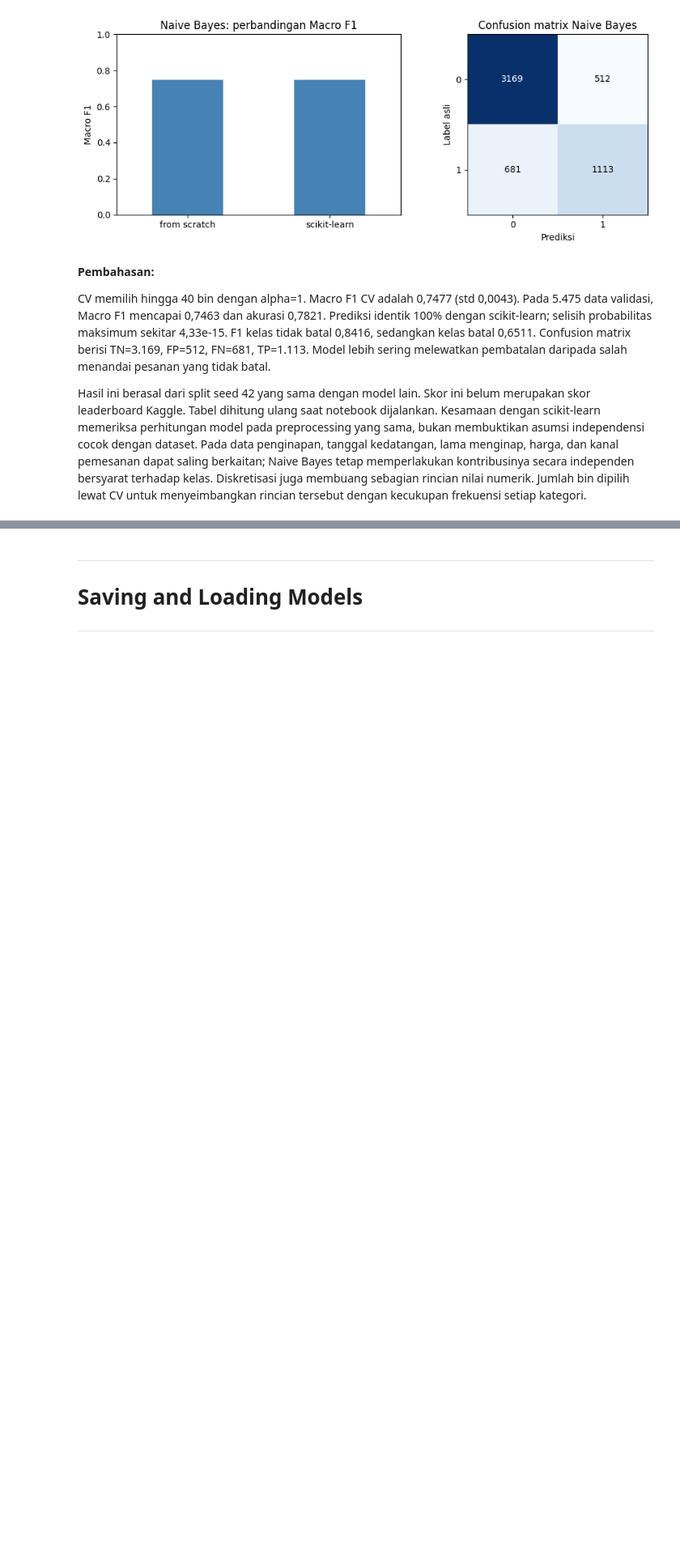
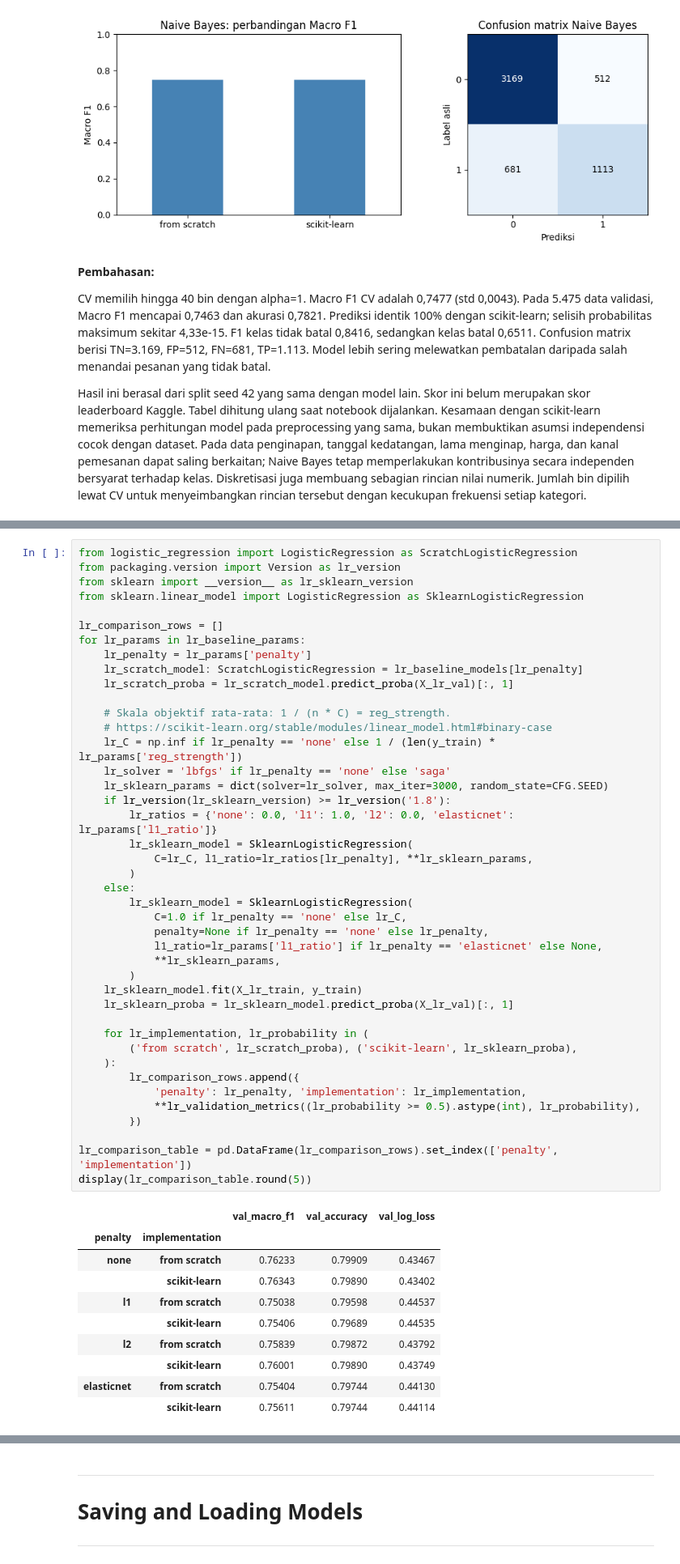
Before and after one commit to zizadhrmaa/IF3170_G25_IMKSIAI, a Jupyter notebook: src/Notebook_Tugas_Besar_2_IF3170_Inteligensi_Artifisial_2026_2027.ipynb, the cells around one changed output, grey strips where cells are left out. Shown at 81% size. Drawn from its saved outputs; the diff is of its cells as text; blank space fills up the shorter version.

```diff
--- a/src/Notebook_Tugas_Besar_2_IF3170_Inteligensi_Artifisial_2026_2027.ipynb
+++ b/src/Notebook_Tugas_Besar_2_IF3170_Inteligensi_Artifisial_2026_2027.ipynb
@@ -1040,0 +1274,53 @@ tersebut dengan kecukupan frekuensi setiap kategori.
+# %%
+from logistic_regression import LogisticRegression as ScratchLogisticRegression
+from packaging.version import Version as lr_version
+from sklearn import __version__ as lr_sklearn_version
+from sklearn.linear_model import LogisticRegression as SklearnLogisticRegression
+
+lr_comparison_rows = []
+for lr_params in lr_baseline_params:
+    lr_penalty = lr_params['penalty']
+    lr_scratch_model: ScratchLogisticRegression = lr_baseline_models[lr_penalty]
+    lr_scratch_proba = lr_scratch_model.predict_proba(X_lr_val)[:, 1]
+
+    # Skala objektif rata-rata: 1 / (n * C) = reg_strength.
+    # https://scikit-learn.org/stable/modules/linear_model.html#binary-case
+    lr_C = np.inf if lr_penalty == 'none' else 1 / (len(y_train) * lr_params['reg_strength'])
+    lr_solver = 'lbfgs' if lr_penalty == 'none' else 'saga'
+    lr_sklearn_params = dict(solver=lr_solver, max_iter=3000, random_state=CFG.SEED)
+    if lr_version(lr_sklearn_version) >= lr_version('1.8'):
+        lr_ratios = {'none': 0.0, 'l1': 1.0, 'l2': 0.0, 'elasticnet': lr_params['l1_ratio']}
+        lr_sklearn_model = SklearnLogisticRegression(
+            C=lr_C, l1_ratio=lr_ratios[lr_penalty], **lr_sklearn_params,
+        )
+    else:
+        lr_sklearn_model = SklearnLogisticRegression(
+            C=1.0 if lr_penalty == 'none' else lr_C,
+            penalty=None if lr_penalty == 'none' else lr_penalty,
+            l1_ratio=lr_params['l1_ratio'] if lr_penalty == 'elasticnet' else None,
+            **lr_sklearn_params,
+        )
+    lr_sklearn_model.fit(X_lr_train, y_train)
+    lr_sklearn_proba = lr_sklearn_model.predict_proba(X_lr_val)[:, 1]
+
+    for lr_implementation, lr_probability in (
+        ('from scratch', lr_scratch_proba), ('scikit-learn', lr_sklearn_proba),
+    ):
+        lr_comparison_rows.append({
+            'penalty': lr_penalty, 'implementation': lr_implementation,
+            **lr_validation_metrics((lr_probability >= 0.5).astype(int), lr_probability),
+        })
+
+lr_comparison_table = pd.DataFrame(lr_comparison_rows).set_index(['penalty', 'implementation'])
+display(lr_comparison_table.round(5))
+# %% [output]
+|  |  | val_macro_f1 | val_accuracy | val_log_loss |
+| penalty | implementation |  |  |  |
+| none | from scratch | 0.76233 | 0.79909 | 0.43467 |
+|  | scikit-learn | 0.76343 | 0.79890 | 0.43402 |
+| l1 | from scratch | 0.75038 | 0.79598 | 0.44537 |
+|  | scikit-learn | 0.75406 | 0.79689 | 0.44535 |
+| l2 | from scratch | 0.75839 | 0.79872 | 0.43792 |
+|  | scikit-learn | 0.76001 | 0.79890 | 0.43749 |
+| elasticnet | from scratch | 0.75404 | 0.79744 | 0.44130 |
+|  | scikit-learn | 0.75611 | 0.79744 | 0.44114 |
```
Also changed, not shown: parts of 24 cells of this notebook, 1 other file.
